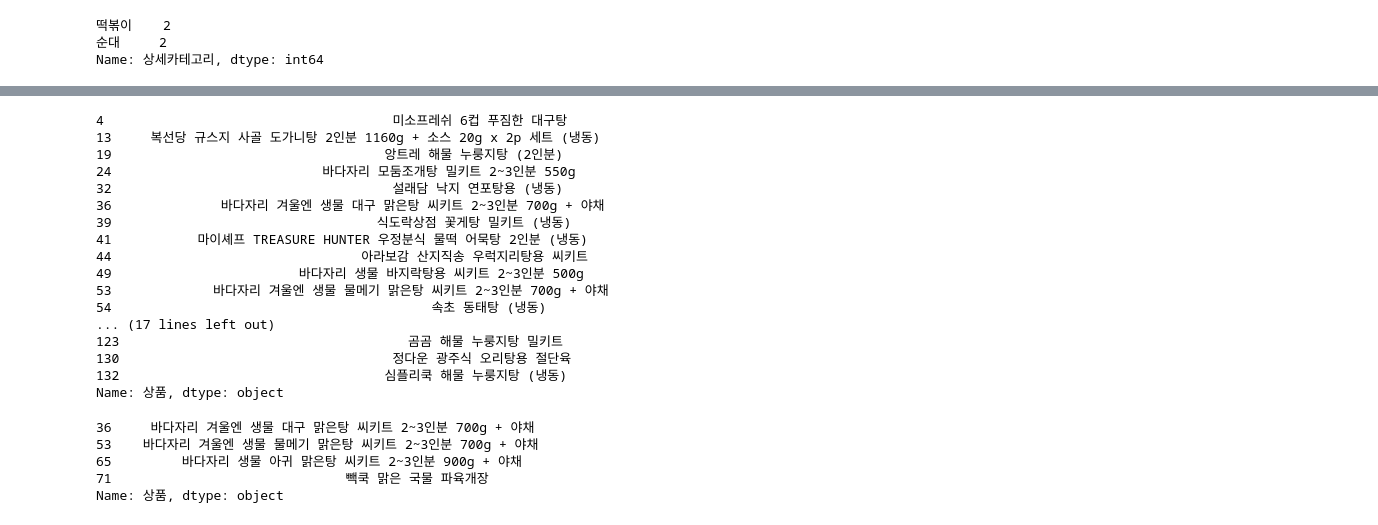
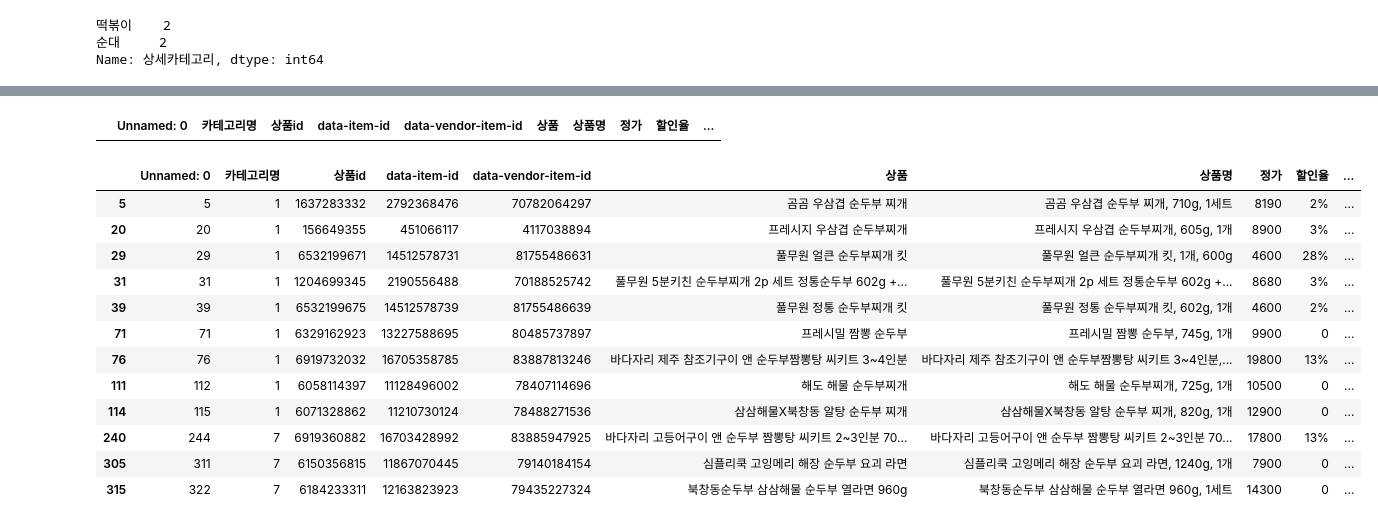
Before and after one commit to dajeong25/KDT_team4_FinalPJT, a Jupyter notebook: 01_웹크롤링/상세카테고리_태현님base.ipynb, the cells around one changed output, grey strips where cells are left out. Drawn from its saved outputs; the diff is of its cells as text; code cells hidden in the pictures.

```diff
--- a/01_웹크롤링/상세카테고리_태현님base.ipynb
+++ b/01_웹크롤링/상세카테고리_태현님base.ipynb
@@ -183,31 +254,23 @@ Name: 상세카테고리, dtype: int64
 # %%
-print(df.loc[(df['카테고리명']==1)&(df['상세카테고리']=='탕'), '상품'])
+df.loc[(df['카테고리명']==5)&(df['상세카테고리']=='마라샹궈')]
 # %% [output]
-4                                     미소프레쉬 6컵 푸짐한 대구탕
-13     복선당 규스지 사골 도가니탕 2인분 1160g + 소스 20g x 2p 세트 (냉동)
-19                                   앙트레 해물 누룽지탕 (2인분)
-24                           바다자리 모둠조개탕 밀키트 2~3인분 550g
-32                                    설래담 낙지 연포탕용 (냉동)
-36              바다자리 겨울엔 생물 대구 맑은탕 씨키트 2~3인분 700g + 야채
-39                                  식도락상점 꽃게탕 밀키트 (냉동)
-41           마이셰프 TREASURE HUNTER 우정분식 물떡 어묵탕 2인분 (냉동)
-44                                아라보감 산지직송 우럭지리탕용 씨키트
-49                        바다자리 생물 바지락탕용 씨키트 2~3인분 500g
-53             바다자리 겨울엔 생물 물메기 맑은탕 씨키트 2~3인분 700g + 야채
-54                                         속초 동태탕 (냉동)
-... (17 lines left out)
-123                                     곰곰 해물 누룽지탕 밀키트
-130                                   정다운 광주식 오리탕용 절단육
-132                                  심플리쿡 해물 누룽지탕 (냉동)
-Name: 상품, dtype: object
+|  | Unnamed: 0 | 카테고리명 | 상품id | data-item-id | data-vendor-item-id | 상품 | 상품명 | 정가 | 할인율 | ... |
 # %%
-df.loc[df['상품'].str.contains('맑은')]['상품']
+df.loc[df['상품'].str.contains('순두부')]
 # %% [output]
-36     바다자리 겨울엔 생물 대구 맑은탕 씨키트 2~3인분 700g + 야채
-53    바다자리 겨울엔 생물 물메기 맑은탕 씨키트 2~3인분 700g + 야채
-65         바다자리 생물 아귀 맑은탕 씨키트 2~3인분 900g + 야채
-71                              빽쿡 맑은 국물 파육개장
-Name: 상품, dtype: object
+|  | Unnamed: 0 | 카테고리명 | 상품id | data-item-id | data-vendor-item-id | 상품 | 상품명 | 정가 | 할인율 | ... |
+| 5 | 5 | 1 | 1637283332 | 2792368476 | 70782064297 | 곰곰 우삼겹 순두부 찌개 | 곰곰 우삼겹 순두부 찌개, 710g, 1세트 | 8190 | 2% | ... |
+| 20 | 20 | 1 | 156649355 | 451066117 | 4117038894 | 프레시지 우삼겹 순두부찌개 | 프레시지 우삼겹 순두부찌개, 605g, 1개 | 8900 | 3% | ... |
+| 29 | 29 | 1 | 6532199671 | 14512578731 | 81755486631 | 풀무원 얼큰 순두부찌개 킷 | 풀무원 얼큰 순두부찌개 킷, 1개, 600g | 4600 | 28% | ... |
+| 31 | 31 | 1 | 1204699345 | 2190556488 | 70188525742 | 풀무원 5분키친 순두부찌개 2p 세트 정통순두부 602g +... | 풀무원 5분키친 순두부찌개 2p 세트 정통순두부 602g +... | 8680 | 3% | ... |
+| 39 | 39 | 1 | 6532199675 | 14512578739 | 81755486639 | 풀무원 정통 순두부찌개 킷 | 풀무원 정통 순두부찌개 킷, 602g, 1개 | 4600 | 2% | ... |
+| 71 | 71 | 1 | 6329162923 | 13227588695 | 80485737897 | 프레시밀 짬뽕 순두부 | 프레시밀 짬뽕 순두부, 745g, 1개 | 9900 | 0 | ... |
+| 76 | 76 | 1 | 6919732032 | 16705358785 | 83887813246 | 바다자리 제주 참조기구이 앤 순두부짬뽕탕 씨키트 3~4인분 | 바다자리 제주 참조기구이 앤 순두부짬뽕탕 씨키트 3~4인분,... | 19800 | 13% | ... |
+| 111 | 112 | 1 | 6058114397 | 11128496002 | 78407114696 | 해도 해물 순두부찌개 | 해도 해물 순두부찌개, 725g, 1개 | 10500 | 0 | ... |
+| 114 | 115 | 1 | 6071328862 | 11210730124 | 78488271536 | 삼삼해물X북창동 알탕 순두부 찌개 | 삼삼해물X북창동 알탕 순두부 찌개, 820g, 1개 | 12900 | 0 | ... |
+| 240 | 244 | 7 | 6919360882 | 16703428992 | 83885947925 | 바다자리 고등어구이 앤 순두부 짬뽕탕 씨키트 2~3인분 70... | 바다자리 고등어구이 앤 순두부 짬뽕탕 씨키트 2~3인분 70... | 17800 | 13% | ... |
+| 305 | 311 | 7 | 6150356815 | 11867070445 | 79140184154 | 심플리쿡 고잉메리 해장 순두부 요괴 라면 | 심플리쿡 고잉메리 해장 순두부 요괴 라면, 1240g, 1개 | 7900 | 0 | ... |
+| 315 | 322 | 7 | 6184233311 | 12163823923 | 79435227324 | 북창동순두부 삼삼해물 순두부 열라면 960g | 북창동순두부 삼삼해물 순두부 열라면 960g, 1세트 | 14300 | 0 | ... |
 # %%
 df.loc[df['카테고리명']==7].상품
 # %% [output]
```
Also changed, not shown: parts of 15 cells of this notebook, 1 other file.
